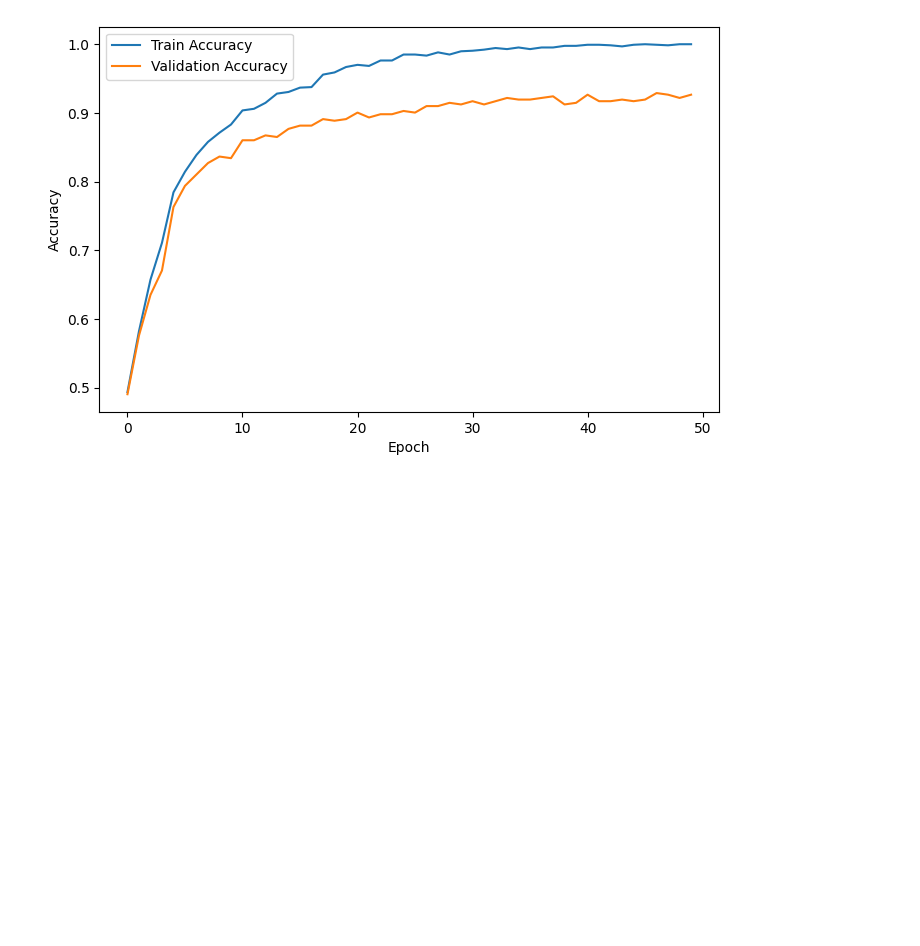
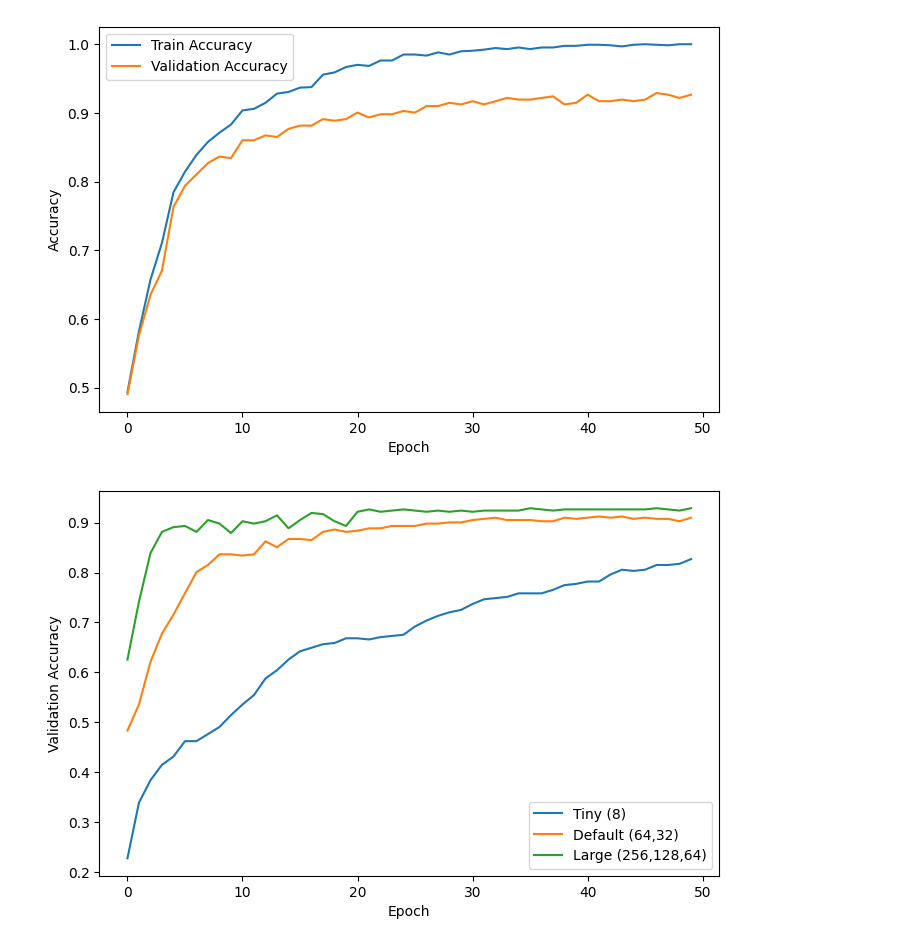
Before and after one commit to ejr-00/lab-3, a Jupyter notebook: lab_3.ipynb, the cells around one changed output. Drawn from its saved outputs; the diff is of its cells as text; code cells hidden in the pictures; blank space fills up the shorter version.

Commit message:
Experiments

```diff
--- a/lab_3.ipynb
+++ b/lab_3.ipynb
@@ -599,3 +599,26 @@ Epoch 49/50 | Train Loss: 0.0251 | Val Loss: 0.2537 | Train Acc: 1.0000 | Val Ac
 Epoch 50/50 | Train Loss: 0.0233 | Val Loss: 0.2582 | Train Acc: 1.0000 | Val Acc: 0.9265
 [figure]
 [figure]
+# %%
+class FeedForwardNet(nn.Module):
+    def __init__(self, input_dim, hidden_sizes=(64,32), n_classes=7, dropout=0.0):
+        super().__init__()
+
+        layers = []
+        in_features = input_dim
+
+        for h in hidden_sizes:
+            layers.append(nn.Linear(in_features, h))
+            layers.append(nn.ReLU())
+
+            if dropout > 0:
+                layers.append(nn.Dropout(dropout))
+
+            in_features = h
+
+        layers.append(nn.Linear(in_features, n_classes))
+
+        self.network = nn.Sequential(*layers)
+
+    def forward(self, x):
+        return self.network(x)
@@ -601,0 +723,18 @@ Epoch 50/50 | Train Loss: 0.0233 | Val Loss: 0.2582 | Train Acc: 1.0000 | Val Ac
+# %%
+tiny = run_experiment(hidden_sizes=(8,))
+default = run_experiment(hidden_sizes=(64,32))
+large = run_experiment(hidden_sizes=(256,128,64))
+
+plt.figure(figsize=(8,5))
+
+plt.plot(tiny["val_acc"], label="Tiny (8)")
+plt.plot(default["val_acc"], label="Default (64,32)")
+plt.plot(large["val_acc"], label="Large (256,128,64)")
+
+plt.xlabel("Epoch")
+plt.ylabel("Validation Accuracy")
+plt.legend()
+
+plt.show()
+# %% [output]
+[figure, added]
```
Also changed, not shown: parts of 3 cells of this notebook.
